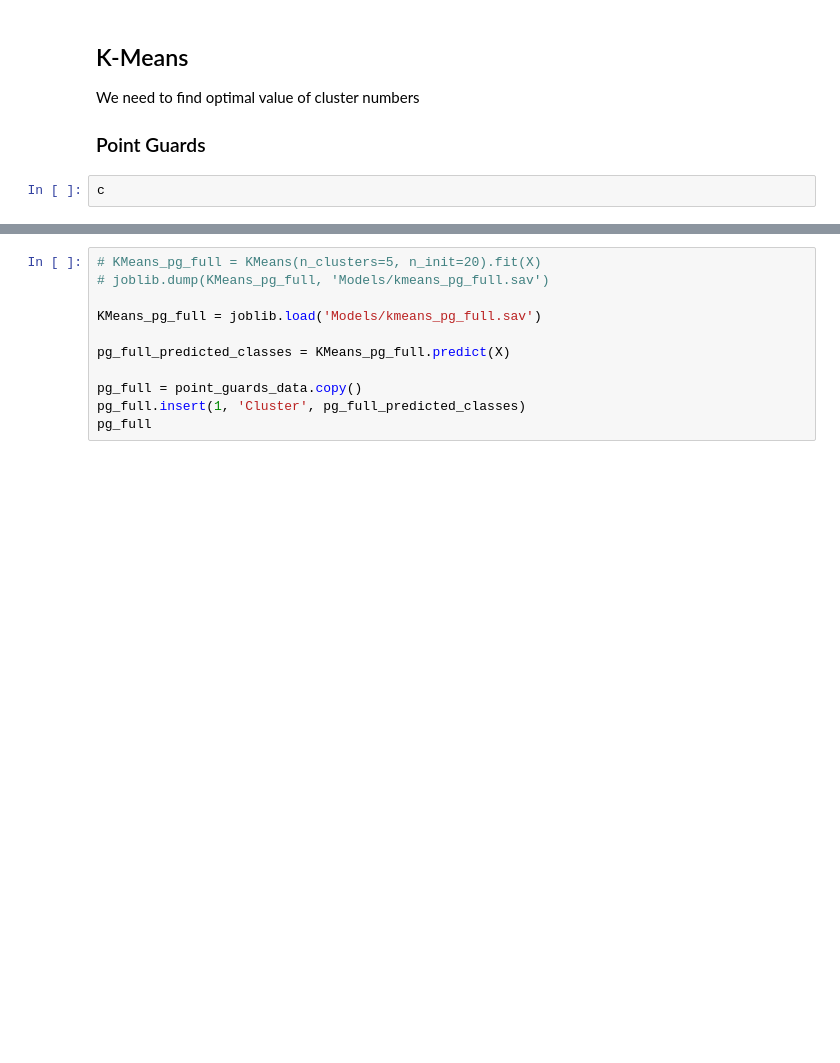
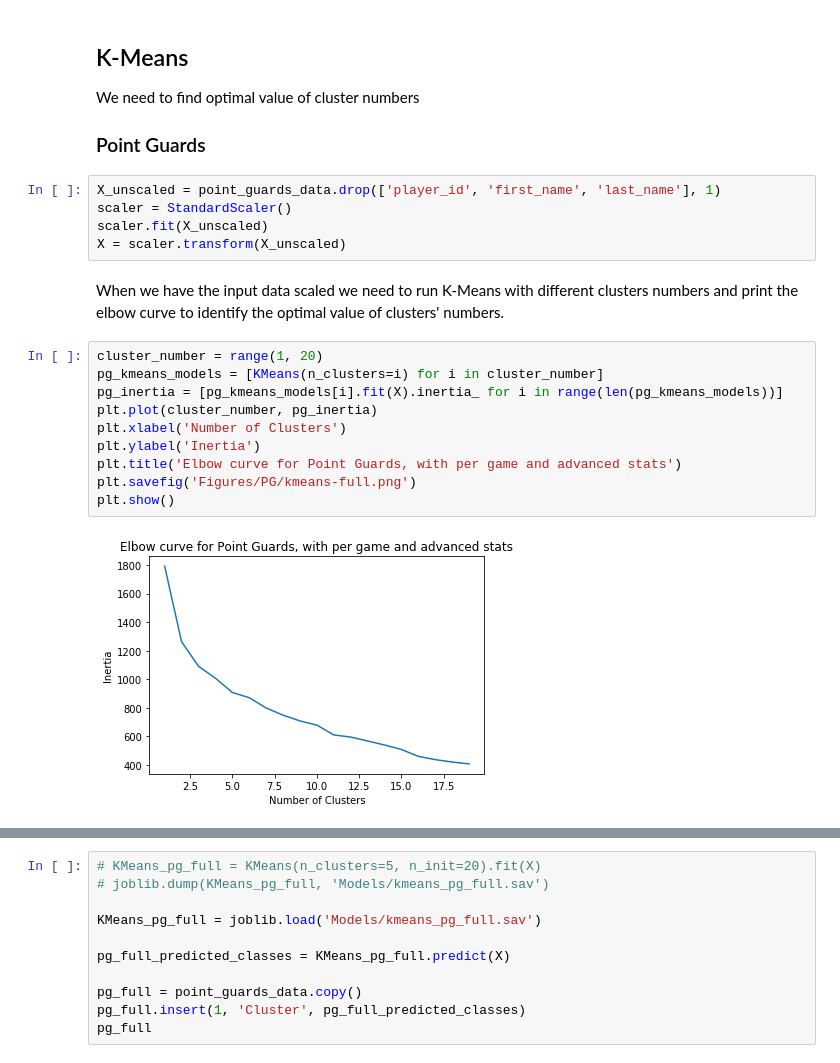
Before and after one commit to JoseRuizCasado/NBAPlayersClustering, a Jupyter notebook: NBAPlayerClustering.ipynb, the cells around one changed output, grey strips where cells are left out. Cells and saved outputs as stored; diff of their text form; blank space fills up the shorter version.

```diff
--- a/NBAPlayerClustering.ipynb
+++ b/NBAPlayerClustering.ipynb
@@ -149,5 +149,22 @@ centers_data
 We need to find optimal value of cluster numbers
 
 ### Point Guards
-# %%
-c
+# %%
+X_unscaled = point_guards_data.drop(['player_id', 'first_name', 'last_name'], 1)
+scaler = StandardScaler()
+scaler.fit(X_unscaled)
+X = scaler.transform(X_unscaled)
+# %% [markdown]
+When we have the input data scaled we need to run K-Means with different clusters numbers and print the elbow curve to identify the optimal value of clusters' numbers.
+# %%
+cluster_number = range(1, 20)
+pg_kmeans_models = [KMeans(n_clusters=i) for i in cluster_number]
+pg_inertia = [pg_kmeans_models[i].fit(X).inertia_ for i in range(len(pg_kmeans_models))]
+plt.plot(cluster_number, pg_inertia)
+plt.xlabel('Number of Clusters')
+plt.ylabel('Inertia')
+plt.title('Elbow curve for Point Guards, with per game and advanced stats')
+plt.savefig('Figures/PG/kmeans-full.png')
+plt.show()
+# %% [output]
+[figure, added]
```
Also changed, not shown: parts of 4 cells of this notebook, 6 other files.
